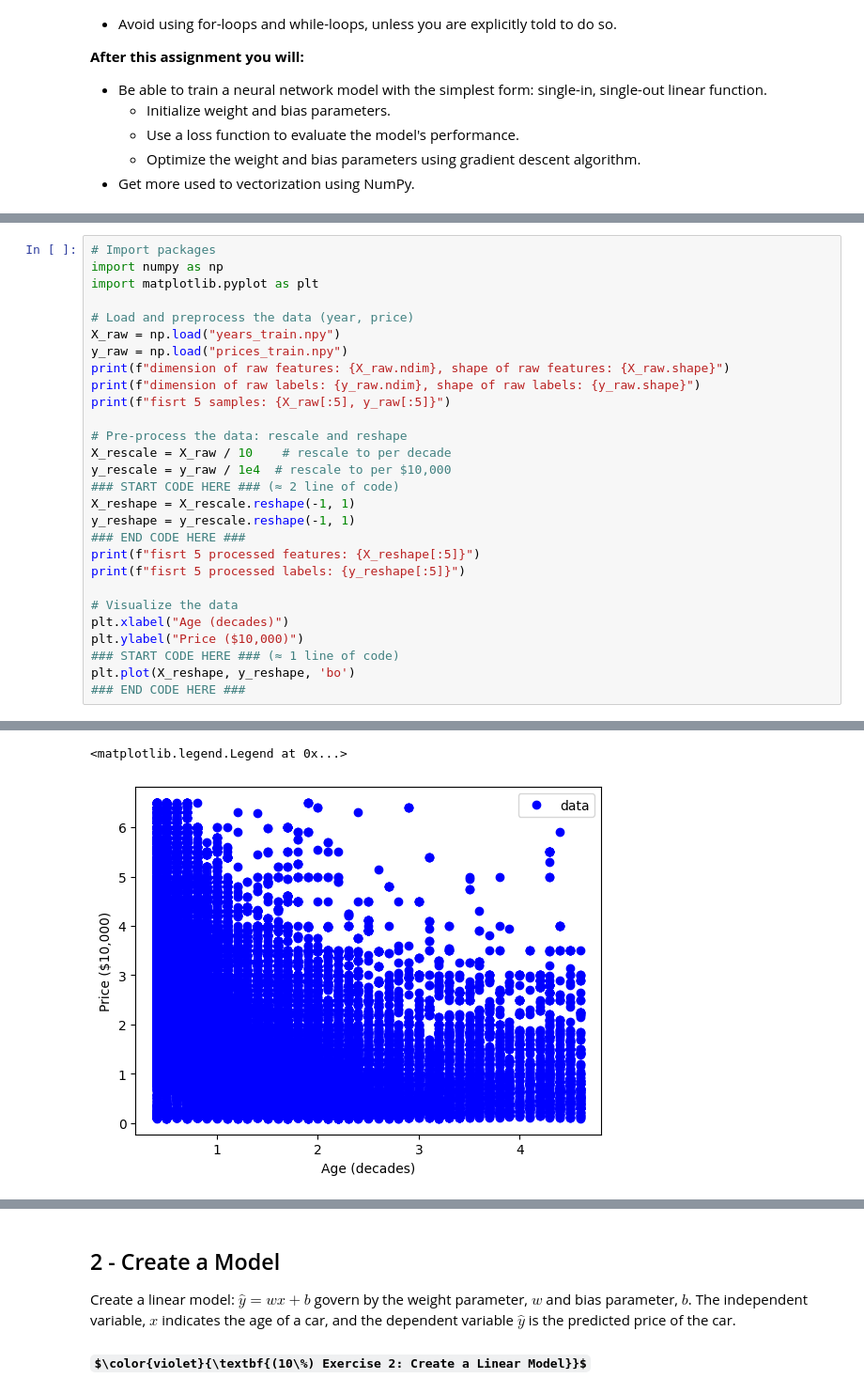
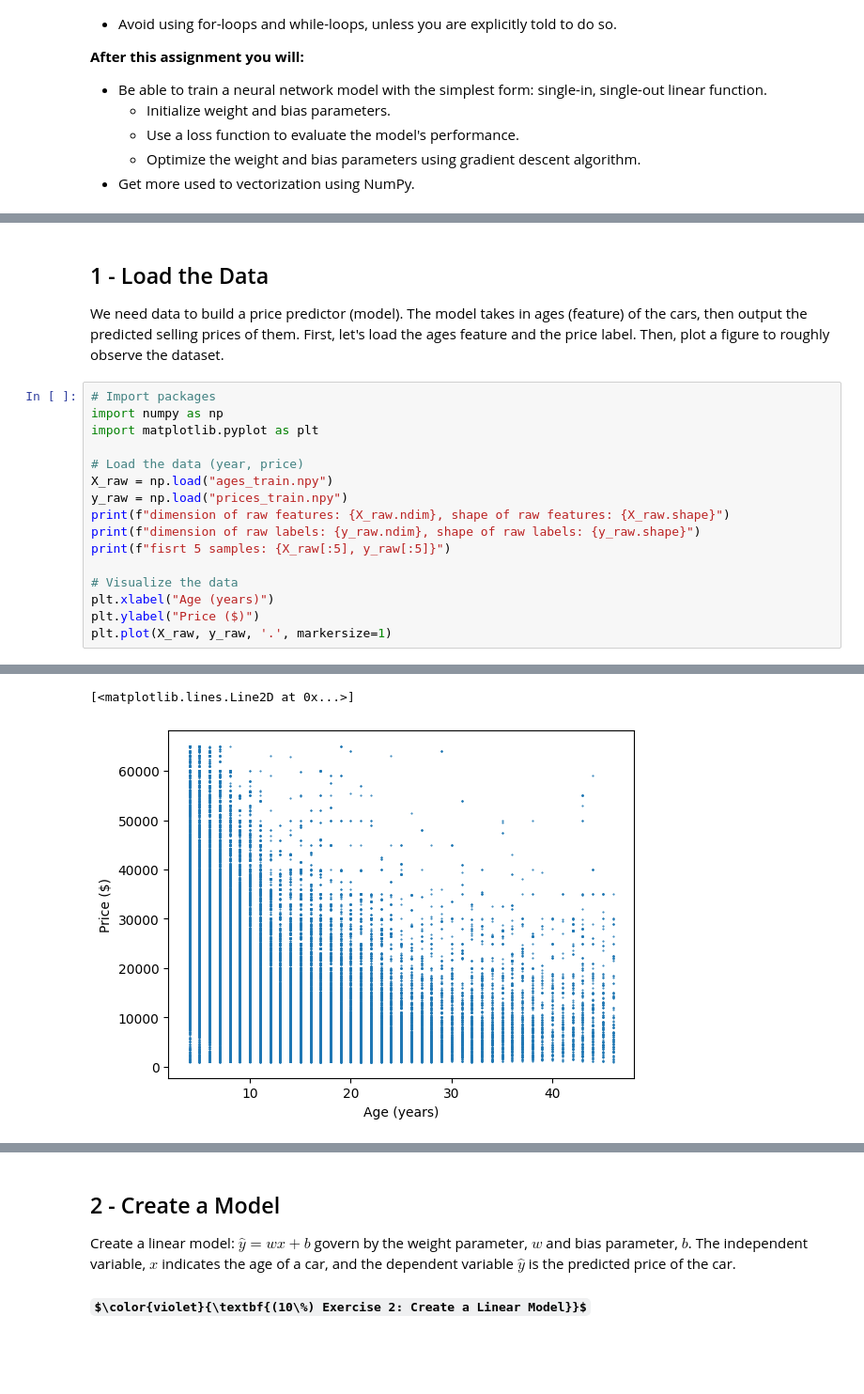
Before and after one commit to linzhangUCA/3321tpl-linear_model, a Jupyter notebook: linear_model.ipynb, the cells around one changed output, grey strips where cells are left out. Shown at 94% size. Saved outputs shown, nothing was run; the diff lists cells and outputs as text; some formulas as TeX source; blank space fills up the shorter version.

```diff
--- a/linear_model.ipynb
+++ b/linear_model.ipynb
@@ -35,31 +30,22 @@ The objective is to predict a car's price given its age. And we need data to bui
+# %% [markdown]
+## 1 - Load the Data ##
+We need data to build a price predictor (model). The model takes in ages (feature) of the cars, then output the predicted selling prices of them. First, let's load the ages feature and the price label. Then, plot a figure to roughly observe the dataset.
 # %%
 # Import packages
 import numpy as np
 import matplotlib.pyplot as plt
 
-# Load and preprocess the data (year, price)
-X_raw = np.load("years_train.npy")
+# Load the data (year, price)
+X_raw = np.load("ages_train.npy")
 y_raw = np.load("prices_train.npy")
 print(f"dimension of raw features: {X_raw.ndim}, shape of raw features: {X_raw.shape}")
 print(f"dimension of raw labels: {y_raw.ndim}, shape of raw labels: {y_raw.shape}")
 print(f"fisrt 5 samples: {X_raw[:5], y_raw[:5]}")
 
-# Pre-process the data: rescale and reshape
-X_rescale = X_raw / 10    # rescale to per decade
-y_rescale = y_raw / 1e4  # rescale to per $10,000
-### START CODE HERE ### (≈ 2 line of code)
-X_reshape = X_rescale.reshape(-1, 1)
-y_reshape = y_rescale.reshape(-1, 1)
-### END CODE HERE ###
-print(f"fisrt 5 processed features: {X_reshape[:5]}")
-print(f"fisrt 5 processed labels: {y_reshape[:5]}")
-
 # Visualize the data
-plt.xlabel("Age (decades)")
-plt.ylabel("Price ($10,000)")
-### START CODE HERE ### (≈ 1 line of code)
-plt.plot(X_reshape, y_reshape, 'bo')
-### END CODE HERE ###
+plt.xlabel("Age (years)")
+plt.ylabel("Price ($)")
+plt.plot(X_raw, y_raw, '.', markersize=1)
 # %% [output]
 dimension of raw features: 1, shape of raw features: (268577,)
 dimension of raw labels: 1, shape of raw labels: (268577,)
@@ -77,2 +53,2 @@ fisrt 5 processed labels: [[0.35  ]
-<matplotlib.legend.Legend at 0x...>
+[<matplotlib.lines.Line2D at 0x...>]
-[figure, old version]
+[figure, new version]
```
Also changed, not shown: parts of 11 cells of this notebook.
